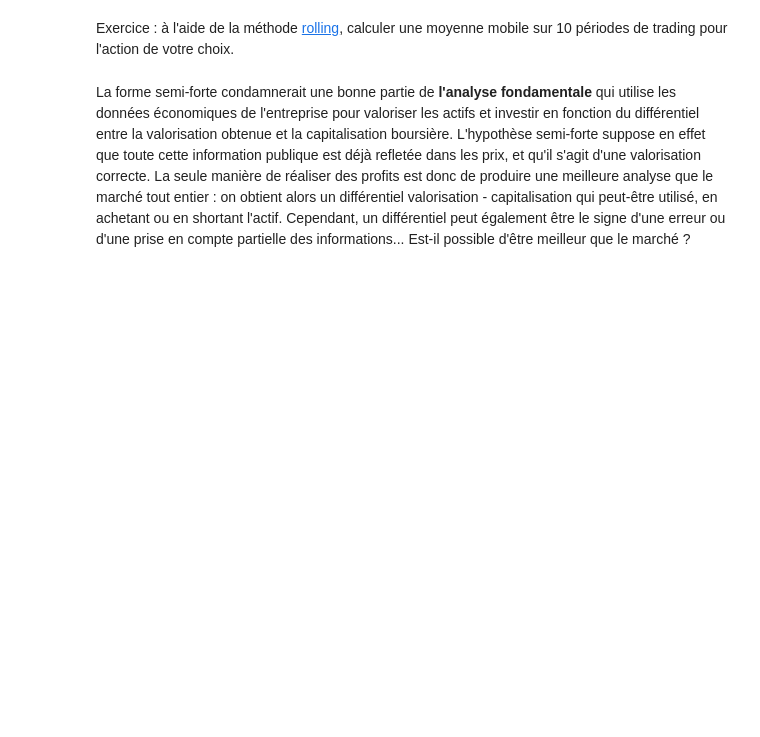
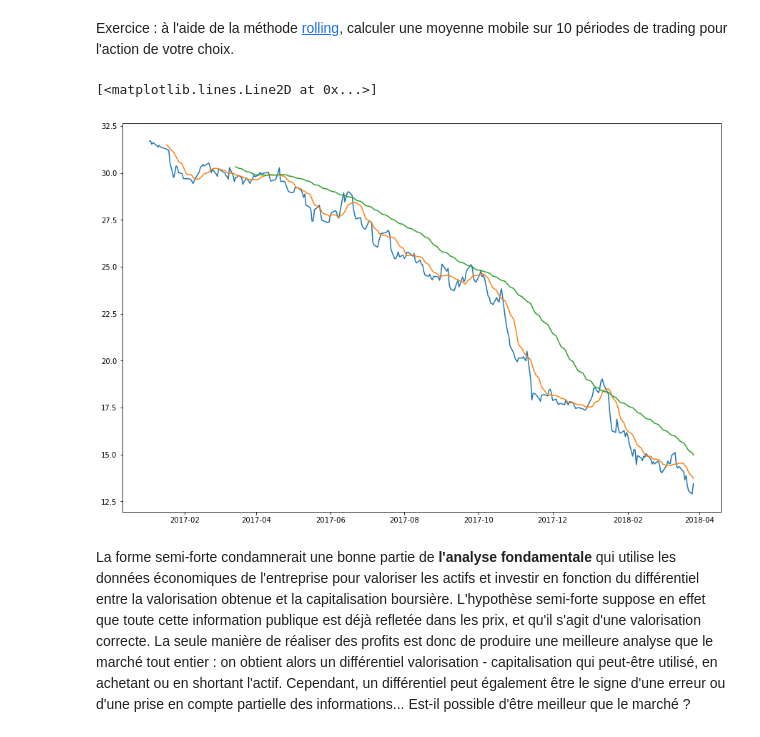
Before and after one commit to nicolasmauhe/theorie_financiere, a Jupyter notebook: Partie_4.ipynb, the cells around one changed output. Saved outputs shown, nothing was run; the diff lists cells and outputs as text; code cells hidden in the pictures; blank space fills up the shorter version.

```diff
--- a/Partie_4.ipynb
+++ b/Partie_4.ipynb
@@ -67,6 +67,16 @@ Il existe plusieurs degré de l'hypothèse d'efficience des marchés financiers:
 La forme faible de l'hypothèse aurait pour conséquence que toute **l'analyse technique** (*technical analysis*), serait inefficace. L'analyse technique consiste à détecter des schémas dans les variations de prix, ce qui permettrait de prédire les variations futures. Cette théorie s'appuie sur des éléments fondamentaux aussi bien que comportementaux. Les partisans de l'analyse techniques avancent l'argument que le marché n'est pas efficient car les mécanismes de retour à l'équilibre efficaces ne sont pas quasi-immédiats et s'opèrent de manière prévisible. Ils se basent également sur des éléments cognitifs et comportementaux. La grande partie des calculs de l'analyse technique utilise les données du marché, facilement accessibles, pour calculer des indicateurs tels que les moyennes mobiles, les tendances, les niveaux de résistance, etc.
 # %% [markdown]
 Exercice : à l'aide de la méthode [rolling](https://pandas.pydata.org/pandas-docs/stable/generated/pandas.DataFrame.rolling.html), calculer une moyenne mobile sur 10 périodes de trading pour l'action de votre choix.
+# %%
+actif = quandl.get('WIKI/GE', start_date = '2017-01-01',
+                     column_index = 4)
+# %%
+plt.plot(actif)
+plt.plot(actif.rolling(10).mean())
+plt.plot(actif.rolling(50).mean())
+# %% [output]
+[<matplotlib.lines.Line2D at 0x...>]
+[figure, added]
 # %% [markdown]
 La forme semi-forte condamnerait une bonne partie de **l'analyse fondamentale** qui utilise les données économiques de l'entreprise pour valoriser les actifs et investir en fonction du différentiel entre la valorisation obtenue et la capitalisation boursière. L'hypothèse semi-forte suppose en effet que toute cette information publique est déjà refletée dans les prix, et qu'il s'agit d'une valorisation correcte.
 La seule manière de réaliser des profits est donc de produire une meilleure analyse que le marché tout entier : on obtient alors un différentiel valorisation - capitalisation qui peut-être utilisé, en achetant ou en shortant l'actif. Cependant, un différentiel peut également être le signe d'une erreur ou d'une prise en compte partielle des informations... Est-il possible d'être meilleur que le marché ?
```
Also changed, not shown: parts of 9 cells of this notebook.
